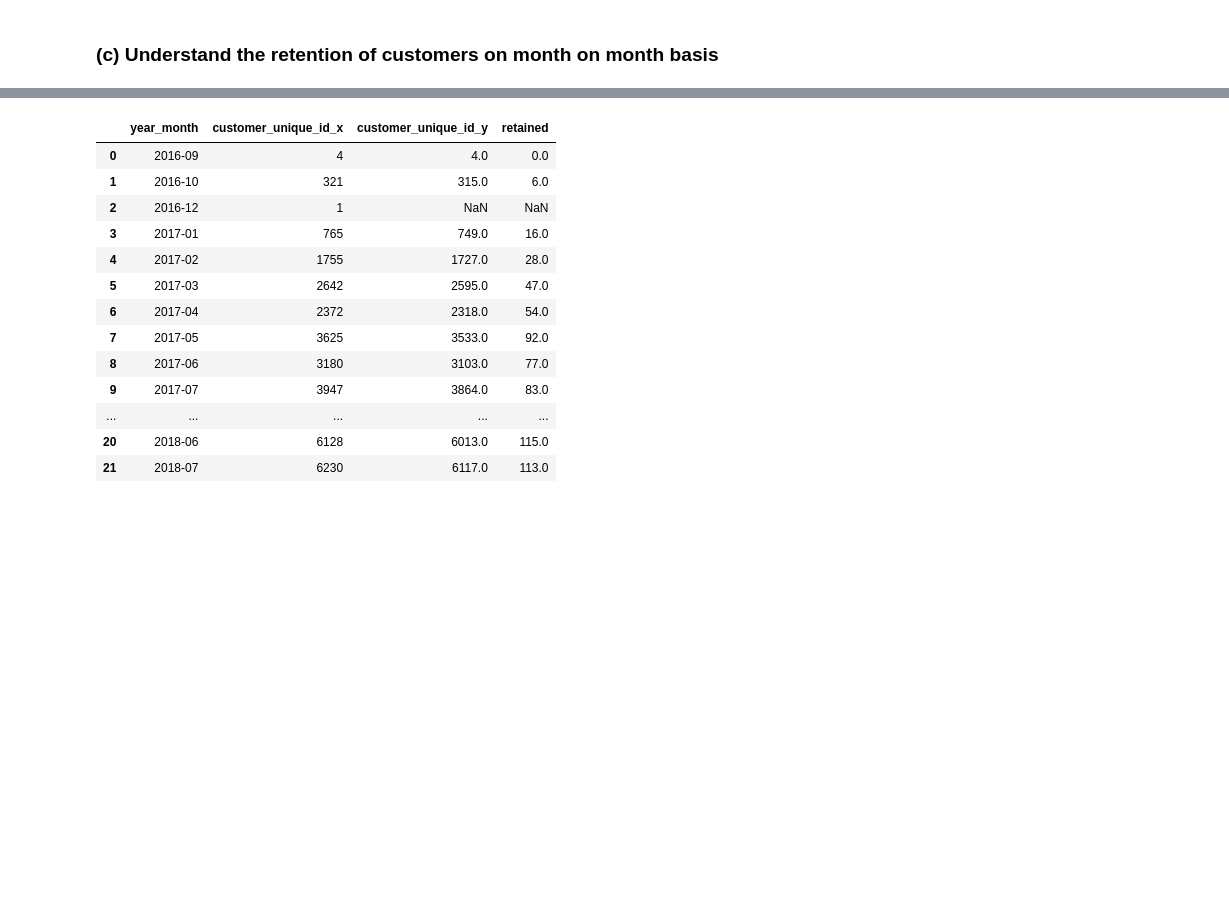
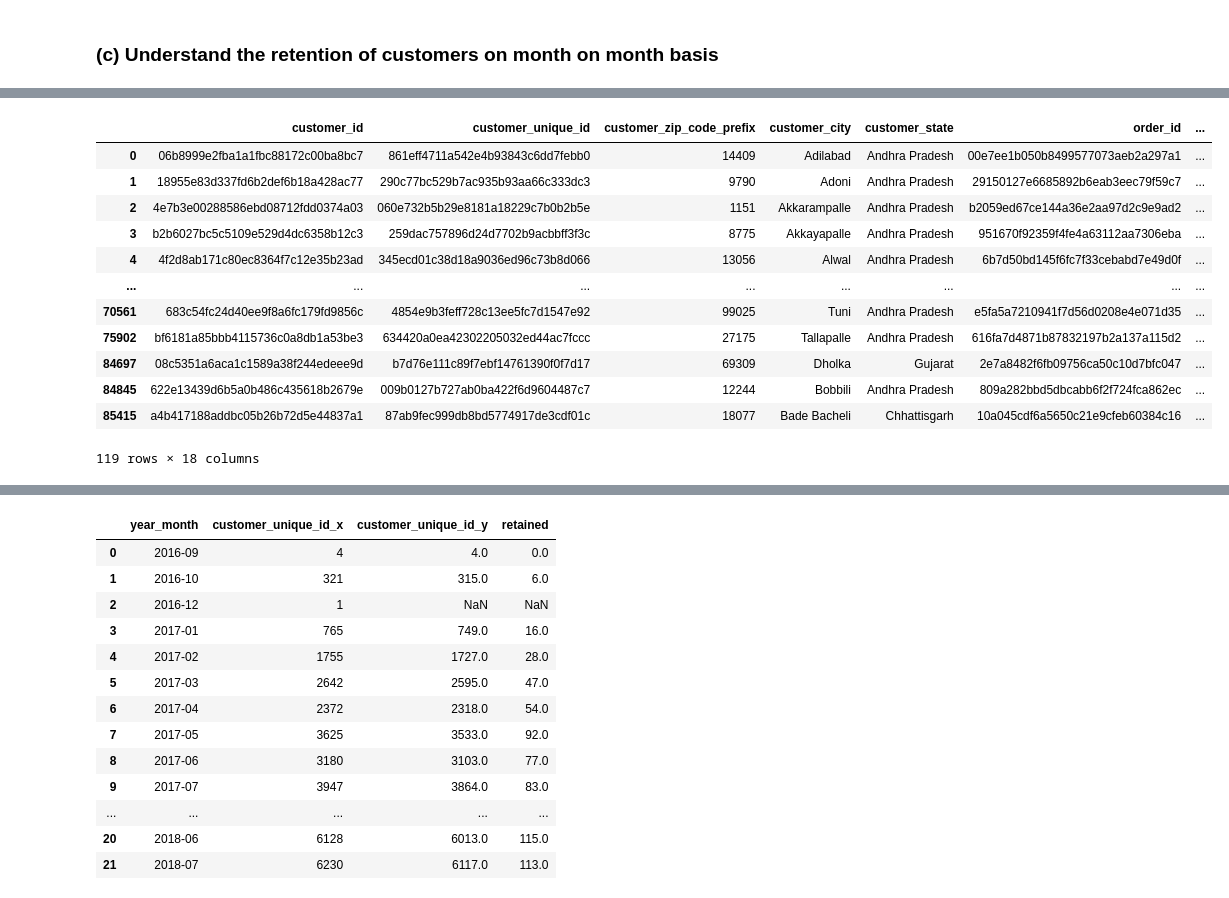
Before and after one commit to sakshisv/Marketing-Analytics-for-E-Commerce, a Jupyter notebook: Marketing Analytics (Python).ipynb, the cells around one changed output, grey strips where cells are left out. Cells and saved outputs as stored; diff of their text form; code cells hidden in the pictures; blank space fills up the shorter version.

```diff
--- a/Marketing Analytics (Python).ipynb
+++ b/Marketing Analytics (Python).ipynb
@@ -421,0 +431,3 @@ orders_
+# %%
+grouping = orders_.groupby('customer_id')['order_month']
+grouping.head()
@@ -421,0 +447,3 @@ orders_
+# %%
+orders_['cohort_month'] = grouping.transform('min')
+orders_.head()
@@ -421,0 +457,13 @@ orders_
+# %%
+def get_date_int(df, column):
+    year = df[column].dt.year
+    month = df[column].dt.month
+    date = df[column].dt.date
+    return year, month, date
+# %%
+Invoice_Year, Invoice_Month, _ = get_date_int(orders_, 'order_month')
+Cohort_Year, Cohort_Month , _ = get_date_int(orders_, 'cohort_month')
+Year_Diff = Invoice_Year - Cohort_Year
+Month_Diff = Invoice_Month - Cohort_Month
+orders_['CohortIndex'] = Year_Diff*12 + Month_Diff +1
+orders_.head()
@@ -421,0 +477,17 @@ orders_
+# %%
+grouping = orders_.groupby(['cohort_month', 'CohortIndex'])
+grouping.head()
+# %% [output]
+|  | customer_id | customer_unique_id | customer_zip_code_prefix | customer_city | customer_state | order_id | ... |
+| 0 | 06b8999e2fba1a1fbc88172c00ba8bc7 | 861eff4711a542e4b93843c6dd7febb0 | 14409 | Adilabad | Andhra Pradesh | 00e7ee1b050b8499577073aeb2a297a1 | ... |
+| 1 | 18955e83d337fd6b2def6b18a428ac77 | 290c77bc529b7ac935b93aa66c333dc3 | 9790 | Adoni | Andhra Pradesh | 29150127e6685892b6eab3eec79f59c7 | ... |
+| 2 | 4e7b3e00288586ebd08712fdd0374a03 | 060e732b5b29e8181a18229c7b0b2b5e | 1151 | Akkarampalle | Andhra Pradesh | b2059ed67ce144a36e2aa97d2c9e9ad2 | ... |
+| 3 | b2b6027bc5c5109e529d4dc6358b12c3 | 259dac757896d24d7702b9acbbff3f3c | 8775 | Akkayapalle | Andhra Pradesh | 951670f92359f4fe4a63112aa7306eba | ... |
+| 4 | 4f2d8ab171c80ec8364f7c12e35b23ad | 345ecd01c38d18a9036ed96c73b8d066 | 13056 | Alwal | Andhra Pradesh | 6b7d50bd145f6fc7f33cebabd7e49d0f | ... |
+| ... | ... | ... | ... | ... | ... | ... | ... |
+| 70561 | 683c54fc24d40ee9f8a6fc179fd9856c | 4854e9b3feff728c13ee5fc7d1547e92 | 99025 | Tuni | Andhra Pradesh | e5fa5a7210941f7d56d0208e4e071d35 | ... |
+| 75902 | bf6181a85bbb4115736c0a8db1a53be3 | 634420a0ea42302205032ed44ac7fccc | 27175 | Tallapalle | Andhra Pradesh | 616fa7d4871b87832197b2a137a115d2 | ... |
+| 84697 | 08c5351a6aca1c1589a38f244edeee9d | b7d76e111c89f7ebf14761390f0f7d17 | 69309 | Dholka | Gujarat | 2e7a8482f6fb09756ca50c10d7bfc047 | ... |
+| 84845 | 622e13439d6b5a0b486c435618b2679e | 009b0127b727ab0ba422f6d9604487c7 | 12244 | Bobbili | Andhra Pradesh | 809a282bbd5dbcabb6f2f724fca862ec | ... |
+| 85415 | a4b417188addbc05b26b72d5e44837a1 | 87ab9fec999db8bd5774917de3cdf01c | 18077 | Bade Bacheli | Chhattisgarh | 10a045cdf6a5650c21e9cfeb60384c16 | ... |
+119 rows × 18 columns
```
Also changed, not shown: parts of 66 cells of this notebook.
